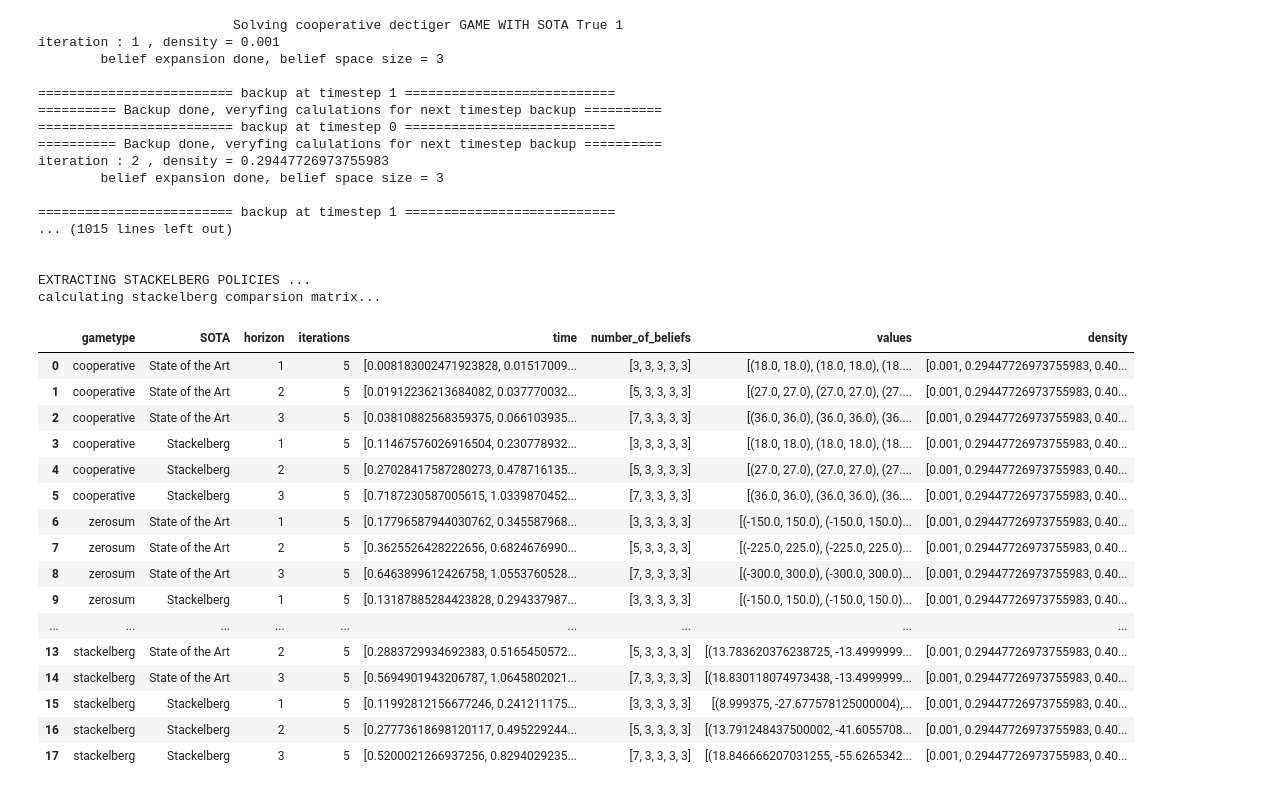
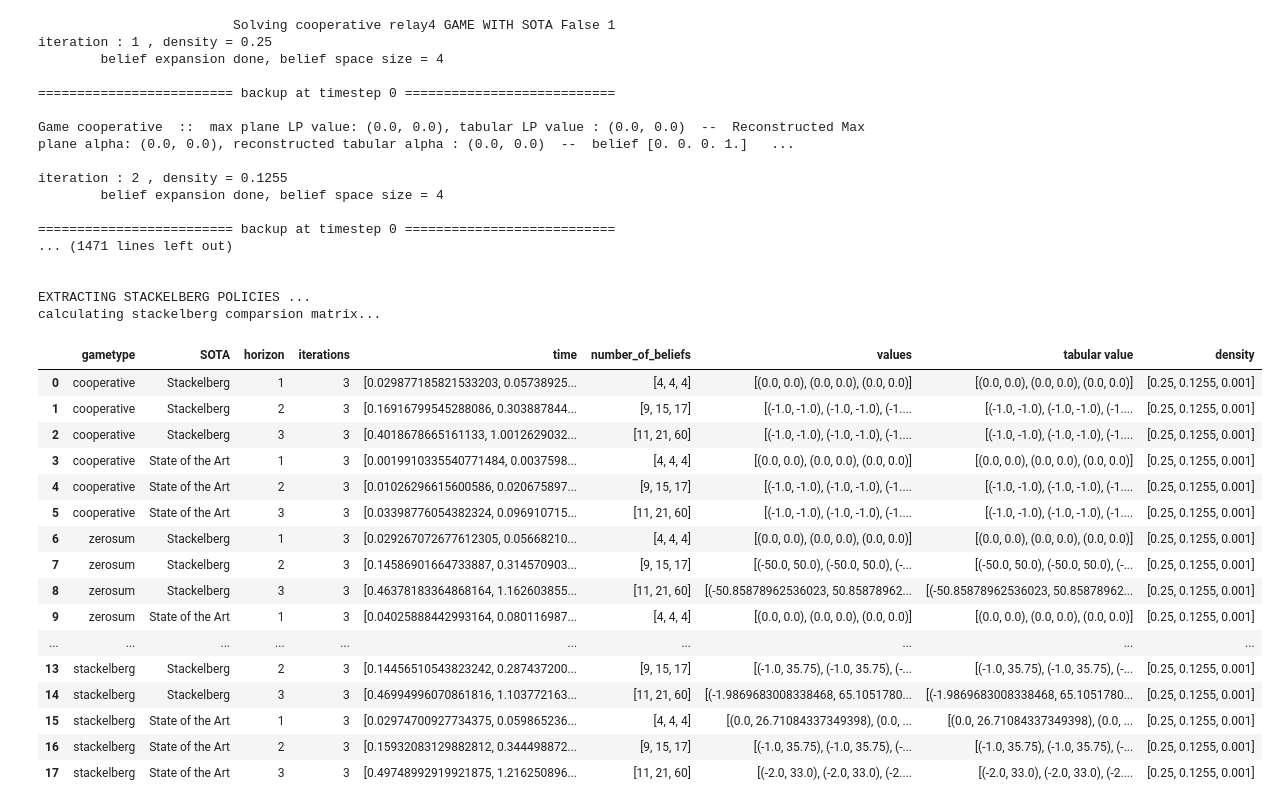
Before and after one commit to izzikampono/Thesis, a Jupyter notebook: testing.ipynb, the cells around one changed output. Saved outputs shown, nothing was run; the diff lists cells and outputs as text; code cells hidden in the pictures.

```diff
--- a/testing.ipynb
+++ b/testing.ipynb
@@ -14,16 +12,18 @@ plt.rcParams["font.family"] = "Arial"
 # %%
 #set problem
-file_name = "dectiger"
+file_name = "relay4"
 planning_horizon = 3
-num_iterations = 5
+num_iterations = 3
 sota_ = False
-game_type = "stackelberg"
+game_type = "zerosum"
 
 
 problem = DecPOMDP(file_name,horizon=planning_horizon)
 Constants.initialize(problem)
 constant = Constants.get_instance()
 from pbvi import PBVI
+from experimentFunctions import Experiment
+experiment = Experiment(planning_horizon,problem)
 print(f"game size :\n\t|S| = {len(problem.states)}")
 print(f"\t|Z| = {problem.num_joint_observations}\n\t|U| = {problem.num_joint_actions} with |U_i| = {problem.num_actions[0]}")
 print(f"intiial_belief : {problem.actions}")
@@ -149,4 +61,4 @@ def run_single_experiment(problem,horizon,density,gametype,limit,sota,iterations
 # %%
-values,times = run_single_experiment(problem,planning_horizon,density=0.00000001,gametype=game_type,limit=1000,sota=True,iterations=num_iterations)
+values,times ,tabular_value= experiment.run_single_experiment(density=0.00001,gametype=game_type,limit=1000,sota=False,iterations=num_iterations)
 values
 # %% [output]
@@ -171,38 +85,38 @@ SystemExit:
 # %%
-database, matrix = run_experiment_increasing_density(num_iterations,initial_density=0.001)
+database, matrix = experiment.run_experiments_decreasing_density(num_iterations,initial_density=0.001)
 pd.DataFrame(database)
 # %% [output]
-                         Solving cooperative dectiger GAME WITH SOTA True 1
-iteration : 1 , density = 0.001
-        belief expansion done, belief space size = 3
+                         Solving cooperative relay4 GAME WITH SOTA False 1
+iteration : 1 , density = 0.25
+        belief expansion done, belief space size = 4
 
-========================= backup at timestep 1 ===========================
-========== Backup done, veryfing calulations for next timestep backup ==========
 ========================= backup at timestep 0 ===========================
-========== Backup done, veryfing calulations for next timestep backup ==========
-iteration : 2 , density = 0.29447726973755983
-        belief expansion done, belief space size = 3
 
-========================= backup at timestep 1 ===========================
-... (1015 lines left out)
+Game cooperative  ::  max plane LP value: (0.0, 0.0), tabular LP value : (0.0, 0.0)  --  Reconstructed Max plane alpha: (0.0, 0.0), reconstructed tabular alpha : (0.0, 0.0)  --  belief [0. 0. 0. 1.]   ...
+
+iteration : 2 , density = 0.1255
+        belief expansion done, belief space size = 4
+
+========================= backup at timestep 0 ===========================
+... (1471 lines left out)
 
 
 EXTRACTING STACKELBERG POLICIES ...
 calculating stackelberg comparsion matrix...
-|  | gametype | SOTA | horizon | iterations | time | number_of_beliefs | values | density |
-| 0 | cooperative | State of the Art | 1 | 5 | [0.008183002471923828, 0.01517009... | [3, 3, 3, 3, 3] | [(18.0, 18.0), (18.0, 18.0), (18.... | [0.001, 0.29447726973755983, 0.40... |
-| 1 | cooperative | State of the Art | 2 | 5 | [0.01912236213684082, 0.037770032... | [5, 3, 3, 3, 3] | [(27.0, 27.0), (27.0, 27.0), (27.... | [0.001, 0.29447726973755983, 0.40... |
-| 2 | cooperative | State of the Art | 3 | 5 | [0.03810882568359375, 0.066103935... | [7, 3, 3, 3, 3] | [(36.0, 36.0), (36.0, 36.0), (36.... | [0.001, 0.29447726973755983, 0.40... |
-| 3 | cooperative | Stackelberg | 1 | 5 | [0.11467576026916504, 0.230778932... | [3, 3, 3, 3, 3] | [(18.0, 18.0), (18.0, 18.0), (18.... | [0.001, 0.29447726973755983, 0.40... |
-| 4 | cooperative | Stackelberg | 2 | 5 | [0.27028417587280273, 0.478716135... | [5, 3, 3, 3, 3] | [(27.0, 27.0), (27.0, 27.0), (27.... | [0.001, 0.29447726973755983, 0.40... |
-| 5 | cooperative | Stackelberg | 3 | 5 | [0.7187230587005615, 1.0339870452... | [7, 3, 3, 3, 3] | [(36.0, 36.0), (36.0, 36.0), (36.... | [0.001, 0.29447726973755983, 0.40... |
-| 6 | zerosum | State of the Art | 1 | 5 | [0.17796587944030762, 0.345587968... | [3, 3, 3, 3, 3] | [(-150.0, 150.0), (-150.0, 150.0)... | [0.001, 0.29447726973755983, 0.40... |
-| 7 | zerosum | State of the Art | 2 | 5 | [0.3625526428222656, 0.6824676990... | [5, 3, 3, 3, 3] | [(-225.0, 225.0), (-225.0, 225.0)... | [0.001, 0.29447726973755983, 0.40... |
-| 8 | zerosum | State of the Art | 3 | 5 | [0.6463899612426758, 1.0553760528... | [7, 3, 3, 3, 3] | [(-300.0, 300.0), (-300.0, 300.0)... | [0.001, 0.29447726973755983, 0.40... |
-| 9 | zerosum | Stackelberg | 1 | 5 | [0.13187885284423828, 0.294337987... | [3, 3, 3, 3, 3] | [(-150.0, 150.0), (-150.0, 150.0)... | [0.001, 0.29447726973755983, 0.40... |
-| ... | ... | ... | ... | ... | ... | ... | ... | ... |
-| 13 | stackelberg | State of the Art | 2 | 5 | [0.2883729934692383, 0.5165450572... | [5, 3, 3, 3, 3] | [(13.783620376238725, -13.4999999... | [0.001, 0.29447726973755983, 0.40... |
-| 14 | stackelberg | State of the Art | 3 | 5 | [0.5694901943206787, 1.0645802021... | [7, 3, 3, 3, 3] | [(18.830118074973438, -13.4999999... | [0.001, 0.29447726973755983, 0.40... |
-| 15 | stackelberg | Stackelberg | 1 | 5 | [0.11992812156677246, 0.241211175... | [3, 3, 3, 3, 3] | [(8.999375, -27.677578125000004),... | [0.001, 0.29447726973755983, 0.40... |
-| 16 | stackelberg | Stackelberg | 2 | 5 | [0.27773618698120117, 0.495229244... | [5, 3, 3, 3, 3] | [(13.791248437500002, -41.6055708... | [0.001, 0.29447726973755983, 0.40... |
-| 17 | stackelberg | Stackelberg | 3 | 5 | [0.5200021266937256, 0.8294029235... | [7, 3, 3, 3, 3] | [(18.846666207031255, -55.6265342... | [0.001, 0.29447726973755983, 0.40... |
+|  | gametype | SOTA | horizon | iterations | time | number_of_beliefs | values | tabular value | density |
+| 0 | cooperative | Stackelberg | 1 | 3 | [0.029877185821533203, 0.05738925... | [4, 4, 4] | [(0.0, 0.0), (0.0, 0.0), (0.0, 0.0)] | [(0.0, 0.0), (0.0, 0.0), (0.0, 0.0)] | [0.25, 0.1255, 0.001] |
+| 1 | cooperative | Stackelberg | 2 | 3 | [0.16916799545288086, 0.303887844... | [9, 15, 17] | [(-1.0, -1.0), (-1.0, -1.0), (-1.... | [(-1.0, -1.0), (-1.0, -1.0), (-1.... | [0.25, 0.1255, 0.001] |
+| 2 | cooperative | Stackelberg | 3 | 3 | [0.4018678665161133, 1.0012629032... | [11, 21, 60] | [(-1.0, -1.0), (-1.0, -1.0), (-1.... | [(-1.0, -1.0), (-1.0, -1.0), (-1.... | [0.25, 0.1255, 0.001] |
+| 3 | cooperative | State of the Art | 1 | 3 | [0.0019910335540771484, 0.0037598... | [4, 4, 4] | [(0.0, 0.0), (0.0, 0.0), (0.0, 0.0)] | [(0.0, 0.0), (0.0, 0.0), (0.0, 0.0)] | [0.25, 0.1255, 0.001] |
+| 4 | cooperative | State of the Art | 2 | 3 | [0.01026296615600586, 0.020675897... | [9, 15, 17] | [(-1.0, -1.0), (-1.0, -1.0), (-1.... | [(-1.0, -1.0), (-1.0, -1.0), (-1.... | [0.25, 0.1255, 0.001] |
+| 5 | cooperative | State of the Art | 3 | 3 | [0.03398776054382324, 0.096910715... | [11, 21, 60] | [(-1.0, -1.0), (-1.0, -1.0), (-1.... | [(-1.0, -1.0), (-1.0, -1.0), (-1.... | [0.25, 0.1255, 0.001] |
+| 6 | zerosum | Stackelberg | 1 | 3 | [0.029267072677612305, 0.05668210... | [4, 4, 4] | [(0.0, 0.0), (0.0, 0.0), (0.0, 0.0)] | [(0.0, 0.0), (0.0, 0.0), (0.0, 0.0)] | [0.25, 0.1255, 0.001] |
+| 7 | zerosum | Stackelberg | 2 | 3 | [0.14586901664733887, 0.314570903... | [9, 15, 17] | [(-50.0, 50.0), (-50.0, 50.0), (-... | [(-50.0, 50.0), (-50.0, 50.0), (-... | [0.25, 0.1255, 0.001] |
+| 8 | zerosum | Stackelberg | 3 | 3 | [0.46378183364868164, 1.162603855... | [11, 21, 60] | [(-50.85878962536023, 50.85878962... | [(-50.85878962536023, 50.85878962... | [0.25, 0.1255, 0.001] |
+| 9 | zerosum | State of the Art | 1 | 3 | [0.04025888442993164, 0.080116987... | [4, 4, 4] | [(0.0, 0.0), (0.0, 0.0), (0.0, 0.0)] | [(0.0, 0.0), (0.0, 0.0), (0.0, 0.0)] | [0.25, 0.1255, 0.001] |
+| ... | ... | ... | ... | ... | ... | ... | ... | ... | ... |
+| 13 | stackelberg | Stackelberg | 2 | 3 | [0.14456510543823242, 0.287437200... | [9, 15, 17] | [(-1.0, 35.75), (-1.0, 35.75), (-... | [(-1.0, 35.75), (-1.0, 35.75), (-... | [0.25, 0.1255, 0.001] |
+| 14 | stackelberg | Stackelberg | 3 | 3 | [0.46994996070861816, 1.103772163... | [11, 21, 60] | [(-1.9869683008338468, 65.1051780... | [(-1.9869683008338468, 65.1051780... | [0.25, 0.1255, 0.001] |
+| 15 | stackelberg | State of the Art | 1 | 3 | [0.02974700927734375, 0.059865236... | [4, 4, 4] | [(0.0, 26.71084337349398), (0.0, ... | [(0.0, 26.71084337349398), (0.0, ... | [0.25, 0.1255, 0.001] |
+| 16 | stackelberg | State of the Art | 2 | 3 | [0.15932083129882812, 0.344498872... | [9, 15, 17] | [(-1.0, 35.75), (-1.0, 35.75), (-... | [(-1.0, 35.75), (-1.0, 35.75), (-... | [0.25, 0.1255, 0.001] |
+| 17 | stackelberg | State of the Art | 3 | 3 | [0.49748992919921875, 1.216250896... | [11, 21, 60] | [(-2.0, 33.0), (-2.0, 33.0), (-2.... | [(-2.0, 33.0), (-2.0, 33.0), (-2.... | [0.25, 0.1255, 0.001] |
```
Also changed, not shown: parts of 12 cells of this notebook, 33 other files.
